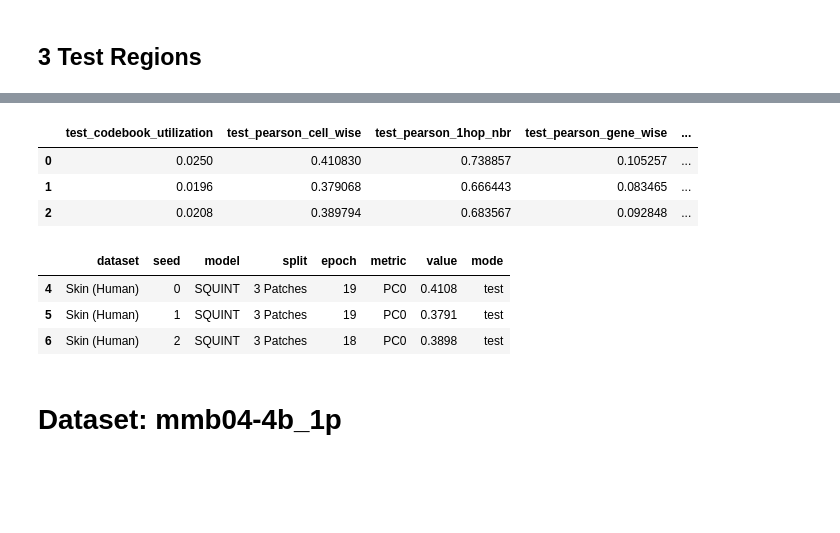
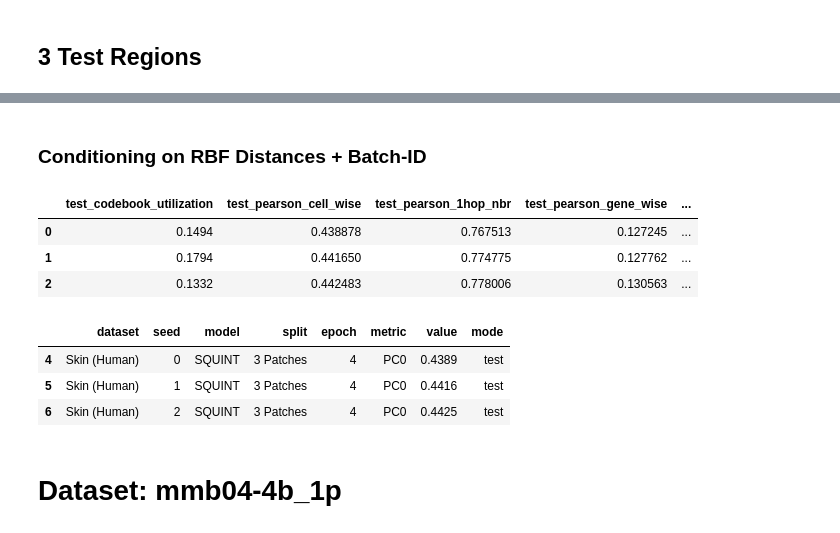
Before and after one commit to Lotfollahi-lab/squint-reproducibility, a Jupyter notebook: analysis/tasks/2D-imputation/imputation_metrics_table.ipynb, the cells around one changed output, grey strips where cells are left out. Saved outputs shown, nothing was run; the diff lists cells and outputs as text; code cells hidden in the pictures; blank space fills up the shorter version.

```diff
--- a/analysis/tasks/2D-imputation/imputation_metrics_table.ipynb
+++ b/analysis/tasks/2D-imputation/imputation_metrics_table.ipynb
@@ -61,7 +61,8 @@ def collect_wandb_run_dirs(
 # %%
 def build_sweep_test_results_df(
         wandb_run_dirs,
-        split: Literal['1-test-patch', '3-test-patch']='1-test-patch'
+        split: Literal['1-test-patch', '3-test-patch']='1-test-patch',
+        conditioning=True
     ):
     wandb_run_dir_dfs = []
     for wandb_run_dir in wandb_run_dirs:
@@ -77,7 +78,10 @@ def build_sweep_test_results_df(
 
         test_results_df['dataset'] = cfg['dataset']['dataset_name']
         test_results_df['seed'] = cfg['experiment']['seed']
-        test_results_df['model'] = cfg['model']['model_name']
+        if conditioning:
+            test_results_df['model'] = cfg['model']['model_name']
+        else:
+            test_results_df['model'] = f"{cfg['model']['model_name']} w/o C"
         test_results_df['split'] = split
 
         wandb_run_dir_dfs.append(test_results_df)
@@ -123,6 +127,7 @@ def build_clean_sweep_results_df(
     # --- Step 4: pretty names for model ---
     model_rename = {
         "VQNiche": "SQUINT",
+        "VQNiche w/o C": "SQUINT w/o C",
         "WFM": "WFM",
     }
     df_long["model"] = df_long["model"].map(model_rename)
@@ -163,0 +171,17 @@ metrics = [
+# %%
+sweep_dir = Path("/lustre/scratch126/cellgen/lotfollahi/am84/VQNiche/logs/xhs1000-39b_1p/sweep/VQNiche/batch=[2, 11, 12]/spatial_n_neighs_8/seed/20250918-122511")
+wandb_run_dirs = collect_wandb_run_dirs(sweep_dir)
+sweep_results = build_sweep_test_results_df(
+    wandb_run_dirs,
+    split='3-test-patch',
+    conditioning=False,
+)
+display(sweep_results.head(3))
+
+df_long = build_clean_sweep_results_df(
+                sweep_results,
+                metrics,
+            )
+display(df_long.head(3))
+
+df_datasets.append(df_long)
@@ -164,25 +197,31 @@ metrics = [
+# %% [markdown]
+### Conditioning on RBF Distances + Batch-ID
 # %%
-sweep_dir = Path("/lustre/scratch126/cellgen/lotfollahi/am84/VQNiche/logs/xhs1000-39b_1p/sweep/VQNiche/batch=[2, 11, 12]/spatial_n_neighs_8/seed/20250917-210622")
+sweep_dir = Path("/lustre/scratch126/cellgen/lotfollahi/am84/VQNiche/logs/xhs1000-39b_1p/sweep/VQNiche/batch=[2, 11, 12]/spatial_n_neighs_8/seed/20250918-121510")
 wandb_run_dirs = collect_wandb_run_dirs(sweep_dir)
-sweep_results = build_sweep_test_results_df(wandb_run_dirs, split='3-test-patch')
+sweep_results = build_sweep_test_results_df(
+    wandb_run_dirs,
+    split='3-test-patch',
+    conditioning=True,
+)
 display(sweep_results.head(3))
 
 df_long = build_clean_sweep_results_df(
                 sweep_results,
                 metrics,
             )
 display(df_long.head(3))
 
 df_datasets.append(df_long)
 # %% [output]
 |  | test_codebook_utilization | test_pearson_cell_wise | test_pearson_1hop_nbr | test_pearson_gene_wise | ... |
-| 0 | 0.0250 | 0.410830 | 0.738857 | 0.105257 | ... |
-| 1 | 0.0196 | 0.379068 | 0.666443 | 0.083465 | ... |
-| 2 | 0.0208 | 0.389794 | 0.683567 | 0.092848 | ... |
+| 0 | 0.1494 | 0.438878 | 0.767513 | 0.127245 | ... |
+| 1 | 0.1794 | 0.441650 | 0.774775 | 0.127762 | ... |
+| 2 | 0.1332 | 0.442483 | 0.778006 | 0.130563 | ... |
 |  | dataset | seed | model | split | epoch | metric | value | mode |
-| 4 | Skin (Human) | 0 | SQUINT | 3 Patches | 19 | PC0 | 0.4108 | test |
-| 5 | Skin (Human) | 1 | SQUINT | 3 Patches | 19 | PC0 | 0.3791 | test |
-| 6 | Skin (Human) | 2 | SQUINT | 3 Patches | 18 | PC0 | 0.3898 | test |
+| 4 | Skin (Human) | 0 | SQUINT | 3 Patches | 4 | PC0 | 0.4389 | test |
+| 5 | Skin (Human) | 1 | SQUINT | 3 Patches | 4 | PC0 | 0.4416 | test |
+| 6 | Skin (Human) | 2 | SQUINT | 3 Patches | 4 | PC0 | 0.4425 | test |
 # %% [markdown]
 # Dataset: mmb04-4b_1p
 # %% [markdown]
```
Also changed, not shown: parts of 14 cells of this notebook, 13 other files.
